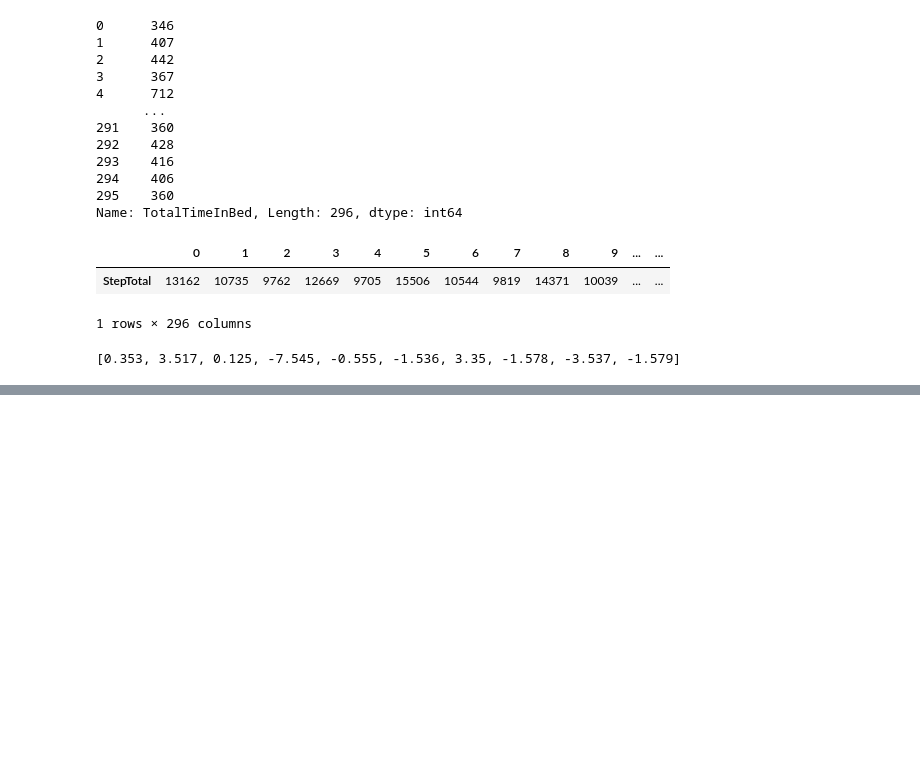
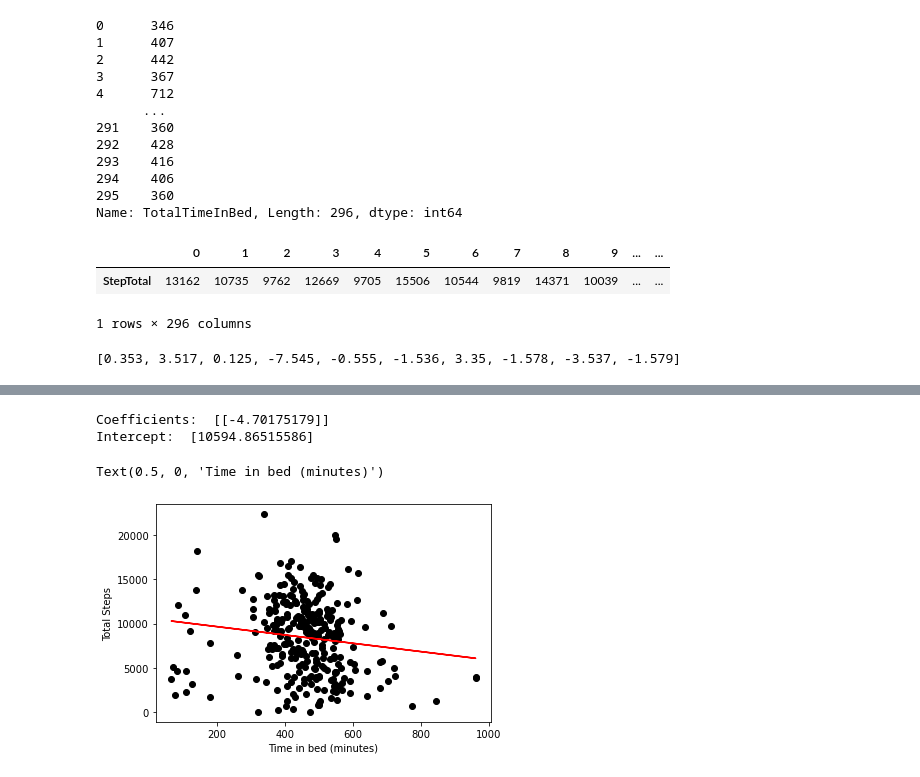
Before and after one commit to idangrady/DataAnalysisCourse, a Jupyter notebook: Rik/Knowledge.ipynb, the cells around one changed output, grey strips where cells are left out. Drawn from its saved outputs; the diff is of its cells as text; code cells hidden in the pictures; blank space fills up the shorter version.

```diff
--- a/Rik/Knowledge.ipynb
+++ b/Rik/Knowledge.ipynb
@@ -142,0 +143,17 @@ p = 0.0016956316026592502
+# %%
+import matplotlib.pyplot as plt
+
+regr2 = linear_model.LinearRegression()
+regr2.fit(sleepStep[['TotalTimeInBed']],sleepStep[['StepTotal']])
+print ('Coefficients: ', regr2.coef_)
+print ('Intercept: ',regr2.intercept_)
+plt.scatter(sleepStep[['TotalTimeInBed']], sleepStep[['StepTotal']],  color='black')
+plt.plot(sleepStep[['TotalTimeInBed']], regr2.coef_[0][0]*sleepStep[['TotalTimeInBed']] + regr2.intercept_[0], '-r')
+plt.ylabel("Total Steps")
+plt.xlabel("Time in bed (minutes)")
+#plt.title('')
+# %% [output]
+Coefficients:  [[-4.70175179]]
+Intercept:  [10594.86515586]
+Text(0.5, 0, 'Time in bed (minutes)')
+[figure, added]
```
Also changed, not shown: parts of 5 cells of this notebook, 1 other file.
